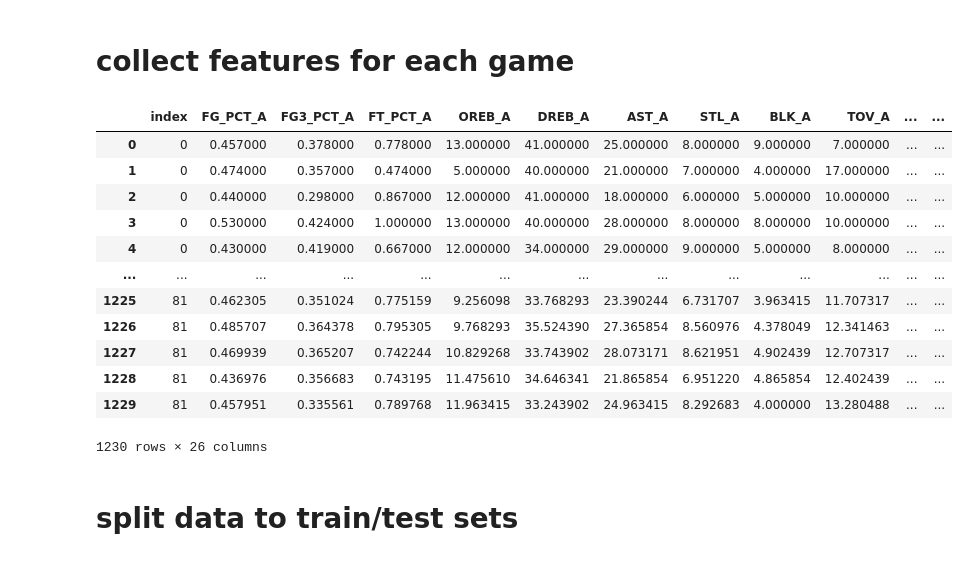
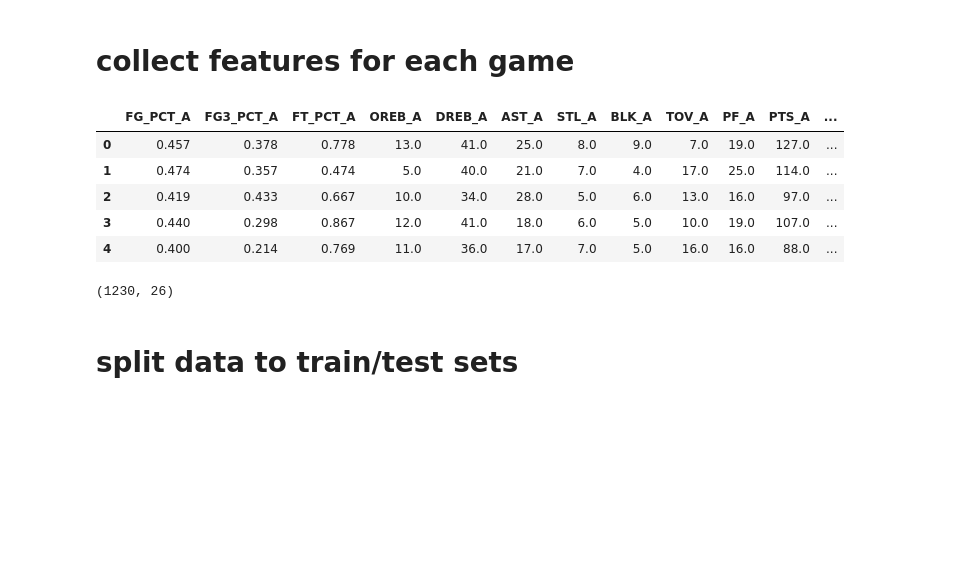
Before and after one commit to egozi/ds_project, a Jupyter notebook: NBA-game-predictions.ipynb, the cells around one changed output. Saved outputs shown, nothing was run; the diff lists cells and outputs as text; code cells hidden in the pictures; blank space fills up the shorter version.

```diff
--- a/NBA-game-predictions.ipynb
+++ b/NBA-game-predictions.ipynb
@@ -8,6 +6,11 @@ import numpy as np
 import matplotlib.pylab as plt
 
 from nba_api.stats.endpoints import leaguedashteamstats, leaguedashplayerstats
+from nba_api.stats.endpoints import playergamelog
+from nba_api.stats.endpoints import leaguegamefinder
+from nba_api.stats.endpoints import teamgamelog
+
+pd.set_option('display.max_columns', 500)
 # %%
 season = "2021-22"
 # %%
@@ -247,4 +253,4 @@ for index, game in game_df.iterrows():
         feat["GAME_DATE"] = game["GAME_DATE"]
         game_featues.append(feat)
 
-df = pd.DataFrame(game_featues).reset_index()
+df = pd.DataFrame(game_featues).reset_index(drop=True)
@@ -251,19 +260,16 @@ df = pd.DataFrame(game_featues).reset_index()
 # %%
-df
+df.head()
 # %% [output]
-|  | index | FG_PCT_A | FG3_PCT_A | FT_PCT_A | OREB_A | DREB_A | AST_A | STL_A | BLK_A | TOV_A | ... | ... |
-| 0 | 0 | 0.457000 | 0.378000 | 0.778000 | 13.000000 | 41.000000 | 25.000000 | 8.000000 | 9.000000 | 7.000000 | ... | ... |
-| 1 | 0 | 0.474000 | 0.357000 | 0.474000 | 5.000000 | 40.000000 | 21.000000 | 7.000000 | 4.000000 | 17.000000 | ... | ... |
-| 2 | 0 | 0.440000 | 0.298000 | 0.867000 | 12.000000 | 41.000000 | 18.000000 | 6.000000 | 5.000000 | 10.000000 | ... | ... |
-| 3 | 0 | 0.530000 | 0.424000 | 1.000000 | 13.000000 | 40.000000 | 28.000000 | 8.000000 | 8.000000 | 10.000000 | ... | ... |
-| 4 | 0 | 0.430000 | 0.419000 | 0.667000 | 12.000000 | 34.000000 | 29.000000 | 9.000000 | 5.000000 | 8.000000 | ... | ... |
-| ... | ... | ... | ... | ... | ... | ... | ... | ... | ... | ... | ... | ... |
-| 1225 | 81 | 0.462305 | 0.351024 | 0.775159 | 9.256098 | 33.768293 | 23.390244 | 6.731707 | 3.963415 | 11.707317 | ... | ... |
-| 1226 | 81 | 0.485707 | 0.364378 | 0.795305 | 9.768293 | 35.524390 | 27.365854 | 8.560976 | 4.378049 | 12.341463 | ... | ... |
-| 1227 | 81 | 0.469939 | 0.365207 | 0.742244 | 10.829268 | 33.743902 | 28.073171 | 8.621951 | 4.902439 | 12.707317 | ... | ... |
-| 1228 | 81 | 0.436976 | 0.356683 | 0.743195 | 11.475610 | 34.646341 | 21.865854 | 6.951220 | 4.865854 | 12.402439 | ... | ... |
-| 1229 | 81 | 0.457951 | 0.335561 | 0.789768 | 11.963415 | 33.243902 | 24.963415 | 8.292683 | 4.000000 | 13.280488 | ... | ... |
+|  | FG_PCT_A | FG3_PCT_A | FT_PCT_A | OREB_A | DREB_A | AST_A | STL_A | BLK_A | TOV_A | PF_A | PTS_A | ... |
+| 0 | 0.457 | 0.378 | 0.778 | 13.0 | 41.0 | 25.0 | 8.0 | 9.0 | 7.0 | 19.0 | 127.0 | ... |
+| 1 | 0.474 | 0.357 | 0.474 | 5.0 | 40.0 | 21.0 | 7.0 | 4.0 | 17.0 | 25.0 | 114.0 | ... |
+| 2 | 0.419 | 0.433 | 0.667 | 10.0 | 34.0 | 28.0 | 5.0 | 6.0 | 13.0 | 16.0 | 97.0 | ... |
+| 3 | 0.440 | 0.298 | 0.867 | 12.0 | 41.0 | 18.0 | 6.0 | 5.0 | 10.0 | 19.0 | 107.0 | ... |
+| 4 | 0.400 | 0.214 | 0.769 | 11.0 | 36.0 | 17.0 | 7.0 | 5.0 | 16.0 | 16.0 | 88.0 | ... |
-1230 rows × 26 columns
+# %%
+df.shape
+# %% [output]
+(1230, 26)
 # %% [markdown]
 # split data to train/test sets
 # %%
```
Also changed, not shown: parts of 13 cells of this notebook.
